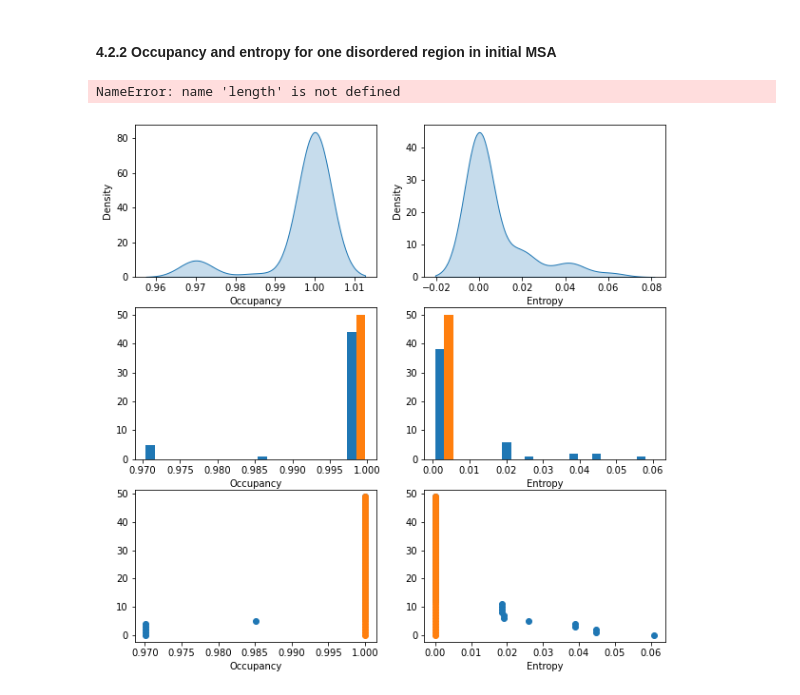
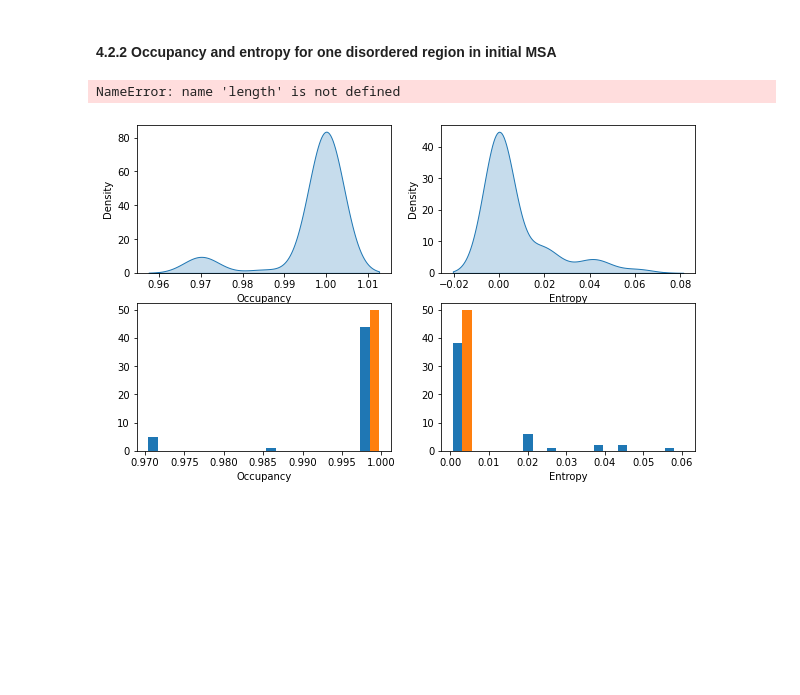
Before and after one commit to AlyaHarvelle/HMMER, a Jupyter notebook: msa_analysis.ipynb, the cells around one changed output. Saved outputs shown, nothing was run; the diff lists cells and outputs as text; code cells hidden in the pictures; blank space fills up the shorter version.

```diff
--- a/msa_analysis.ipynb
+++ b/msa_analysis.ipynb
@@ -197,6 +258,6 @@ array([['M', 'A', 'E', ..., 'L', 'R', 'V'],
 # %%
-# KDE plot of occupancy/entropy redundant vs non-redundant
-fig, ax = plt.subplots(3, 2, figsize=(10, 10))
+# KDE plot of occupancy/entropy redundant vs non-redundant - ClustalOmega
+fig, ax = plt.subplots(2, 2, figsize=(10, 6))
 
 sns.kdeplot(clustal_calc['occupancy'], shade = True, ax = ax[0,0])
 sns.kdeplot(nr_calc['occupancy'], shade = True, ax = ax[0,0])
@@ -208,25 +269,20 @@ sns.kdeplot(nr_calc['entropy'], shade = True, ax = ax[0,1])
 ax[1,0].hist([clustal_calc['occupancy'], nr_calc['occupancy']])
 ax[1,1].hist([clustal_calc['entropy'], nr_calc['entropy']])
 
-# Scatterplot of occupancy/entropy redundant vs non-redundant
-ax[2,0].scatter(np.sort(clustal_calc['occupancy']), clustal_calc['pos'])
-ax[2,0].scatter(np.sort(nr_calc['occupancy']), nr_calc['pos'])
-
-ax[2,1].scatter(np.sort(clustal_calc['entropy']), clustal_calc['pos'][::-1])
-ax[2,1].scatter(np.sort(nr_calc['entropy']), nr_calc['pos'][::-1])
-
 # Add x-axis labels to all subplots
 x_axis_labels = ['Occupancy', 'Entropy']
-for i in range(3):
+for i in range(2):
     for j in range(2):
         ax[i, j].set_xlabel(x_axis_labels[j])
 
 # Add the common legend (assuming you have already done this)
-legend_labels = [f'Initial MSA ({length_cl} sequences)', f'Non-redundant MSA ({length_nr} sequences)']
+legend_labels = [f'Initial ClustalOmega MSA ({length_clustal} sequences)',
+                 f'Non-redundant ClustalOmega MSA ({length_nr} sequences)']
+
 for ax in ax.flat:
     ax.legend(legend_labels)
 
-plt.suptitle(f'KDE plot, histogram and scatterplot of occupancy and entropy distribution for {id} protein')
+plt.suptitle(f'KDE plot and histogram of occupancy and entropy distribution for {id_split} protein')
 plt.tight_layout()
 plt.show()
 # %% [output]
@@ -302,38 +352,31 @@ plot_disordered_regions(id, length_cl, length_nr, 1)
 # dis_calc
 # %%
 # KDE plot of occupancy/entropy of 1 disordered region
-fig, ax = plt.subplots(3, 2, figsize=(10, 10))
+fig, ax = plt.subplots(2, 2, figsize=(10, 6))
 
 sns.kdeplot(dis_calc['occupancy'], shade = True, ax = ax[0,0])
 sns.kdeplot(dis_calc_nr['occupancy'], shade = True, ax = ax[0,0])
 sns.kdeplot(dis_calc['entropy'], shade = True, ax = ax[0,1])
 sns.kdeplot(dis_calc_nr['entropy'], shade = True, ax = ax[0,1])
 
 # Histogram of occupancy/entropy redundant vs non-redundant
 ax[1,0].hist([dis_calc['occupancy'], dis_calc_nr['occupancy']])
 ax[1,1].hist([dis_calc['entropy'], dis_calc_nr['entropy']])
 
-# Scatterplot of occupancy/entropy redundant vs non-redundant
-ax[2,0].scatter(np.sort(dis_calc['occupancy']), dis_calc['pos'])
-ax[2,0].scatter(np.sort(dis_calc_nr['occupancy']), dis_calc_nr['pos'])
-
-ax[2,1].scatter(np.sort(dis_calc['entropy']), dis_calc['pos'][::-1])
-ax[2,1].scatter(np.sort(dis_calc_nr['entropy']), dis_calc_nr['pos'][::-1])
-
 # Add x-axis labels
 x_axis_labels = ['Occupancy', 'Entropy']
-for i in range(3):
+for i in range(2):
     for j in range(2):
         ax[i, j].set_xlabel(x_axis_labels[j])
 
 # Add the legend
 legend_labels = ['Initial MSA', f'Non-redundant MSA ({length} sequences)']
 for ax in ax.flat:
     ax.legend(legend_labels)
 
-plt.suptitle(f'KDE plot, histogram and scatterplot of occupancy and entropy distribution for {id} protein')
+plt.suptitle(f'KDE plot and histogram of occupancy and entropy distribution for {id_split} protein')
 plt.tight_layout()
 plt.show()
 # %% [output]
 NameError: name 'length' is not defined
-[figure, old version]
+[figure, new version]
```
Also changed, not shown: parts of 18 cells of this notebook, 3 other files.
